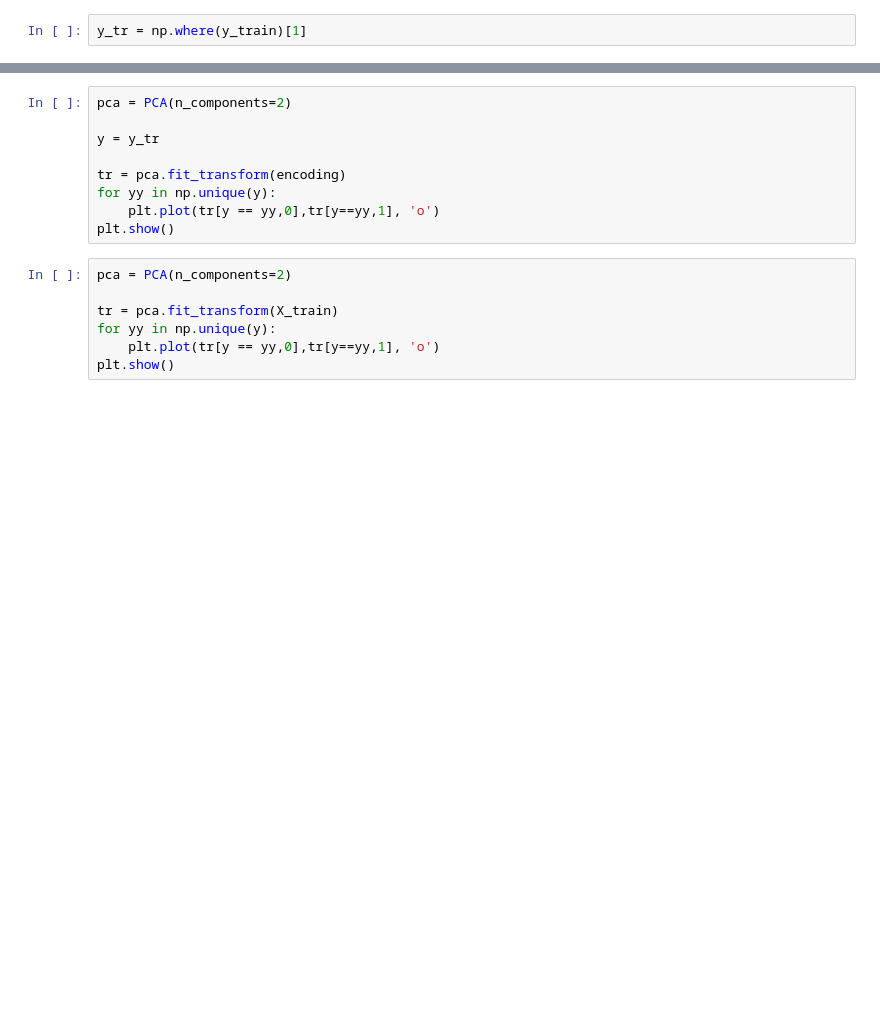
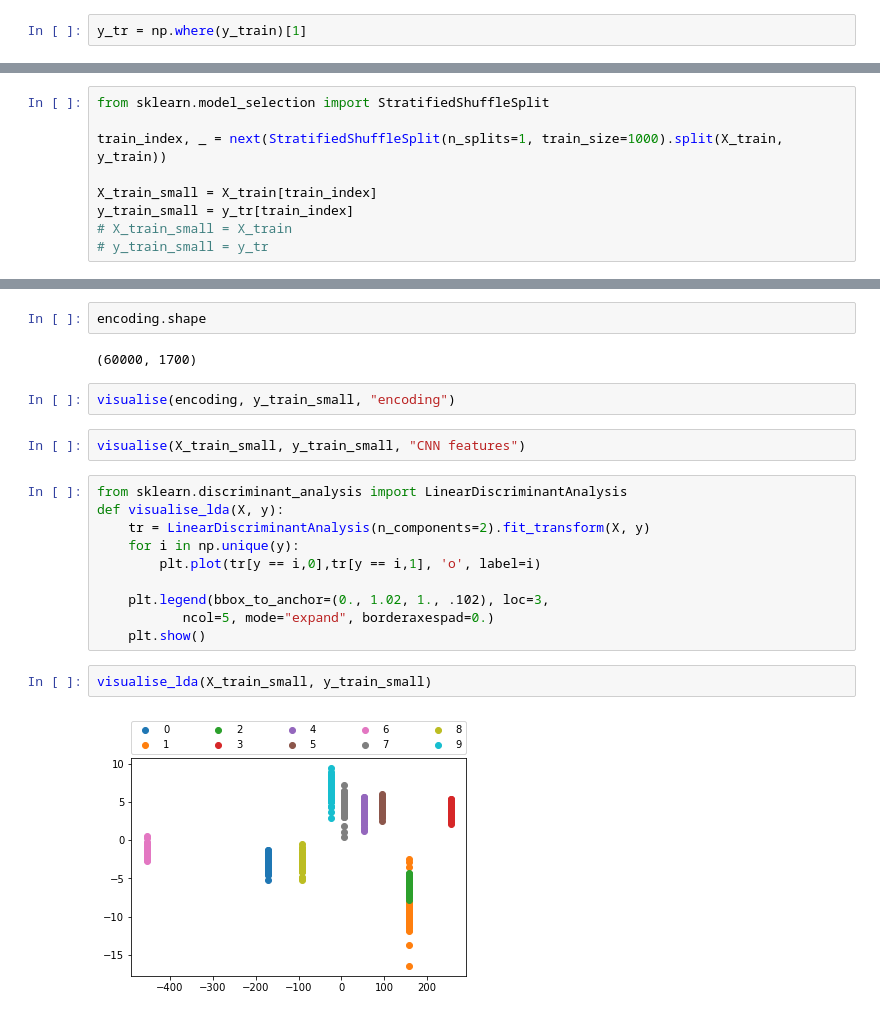
Before and after one commit to slipguru/sliding-ecoc, a Jupyter notebook: notebooks/testing.ipynb, the cells around one changed output, grey strips where cells are left out. Saved outputs shown, nothing was run; the diff lists cells and outputs as text; blank space fills up the shorter version.

```diff
--- a/notebooks/testing.ipynb
+++ b/notebooks/testing.ipynb
@@ -34,0 +30,9 @@ KeyboardInterrupt:
+# %%
+from sklearn.model_selection import StratifiedShuffleSplit
+
+train_index, _ = next(StratifiedShuffleSplit(n_splits=1, train_size=1000).split(X_train, y_train))
+
+X_train_small = X_train[train_index]
+y_train_small = y_tr[train_index]
+# X_train_small = X_train
+# y_train_small = y_tr
@@ -35,16 +82,22 @@ KeyboardInterrupt:
+# %%
+encoding.shape
+# %% [output]
+(60000, 1700)
+# %%
+visualise(encoding, y_train_small, "encoding")
+# %%
+visualise(X_train_small, y_train_small, "CNN features")
 # %%
-pca = PCA(n_components=2)
+from sklearn.discriminant_analysis import LinearDiscriminantAnalysis
+def visualise_lda(X, y):
+    tr = LinearDiscriminantAnalysis(n_components=2).fit_transform(X, y)
+    for i in np.unique(y):
+        plt.plot(tr[y == i,0],tr[y == i,1], 'o', label=i)
 
-y = y_tr
-
-tr = pca.fit_transform(encoding)
-for yy in np.unique(y):
-    plt.plot(tr[y == yy,0],tr[y==yy,1], 'o')
-plt.show()
+    plt.legend(bbox_to_anchor=(0., 1.02, 1., .102), loc=3,
+           ncol=5, mode="expand", borderaxespad=0.)
+    plt.show()
-# %%
-pca = PCA(n_components=2)
-
-tr = pca.fit_transform(X_train)
-for yy in np.unique(y):
-    plt.plot(tr[y == yy,0],tr[y==yy,1], 'o')
-plt.show()
+# %%
+visualise_lda(X_train_small, y_train_small)
+# %% [output]
+[figure, added]
```
Also changed, not shown: parts of 10 cells of this notebook.
